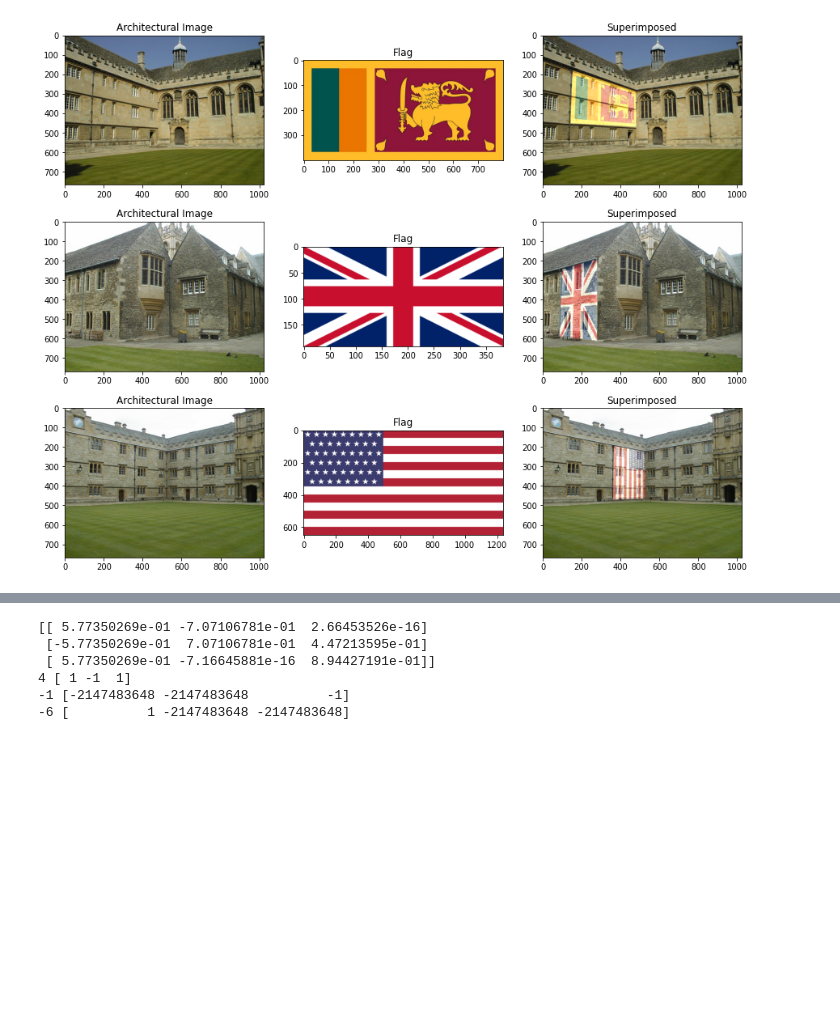
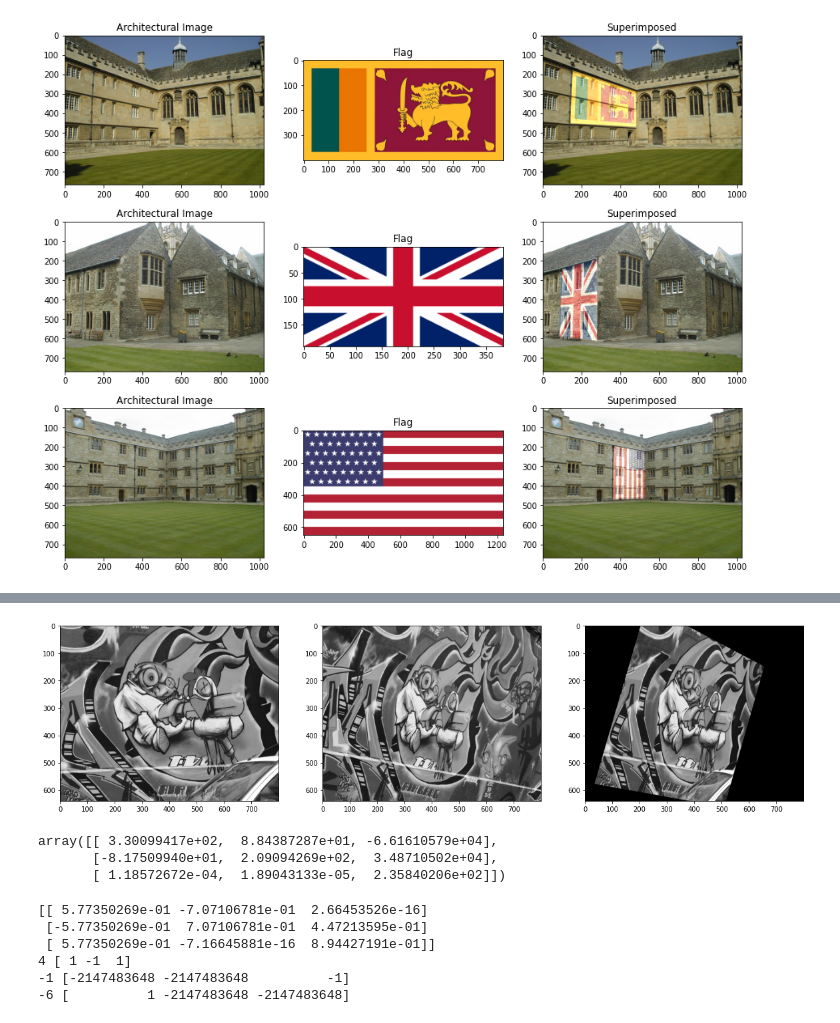
Before and after one commit to KCSAbeywickrama/EN2550-Excercises, a Jupyter notebook: Assignment_02/190018V_a02.ipynb, the cells around one changed output, grey strips where cells are left out. Cells and saved outputs as stored; diff of their text form; code cells hidden in the pictures; blank space fills up the shorter version.

```diff
--- a/Assignment_02/190018V_a02.ipynb
+++ b/Assignment_02/190018V_a02.ipynb
@@ -359,3 +387,21 @@ print(err)
+# %%
+with open('imgs3/H1to3p') as hfile:
+    # print(hfile.read().splitlines())
+    H2=np.array([[float(value) for value in line.split()] for line in hfile.read().splitlines()])
+# %%
+img_warp=cv.warpPerspective(img1,H2,img2.shape[1::-1])
+fig,ax=plt.subplots(1,3,figsize=(20,10))
+imshowBGR(img1,ax[0])
+imshowBGR(img2,ax[1])
+imshowBGR(img_warp,ax[2])
+# %% [output]
+[figure, added]
+# %%
+np.linalg.inv(H)
+# %% [output]
+array([[ 3.30099417e+02,  8.84387287e+01, -6.61610579e+04],
+       [-8.17509940e+01,  2.09094269e+02,  3.48710502e+04],
+       [ 1.18572672e-04,  1.89043133e-05,  2.35840206e+02]])
 # %%
 from scipy import linalg
 import numpy as np
```
Also changed, not shown: parts of 2 cells of this notebook.
